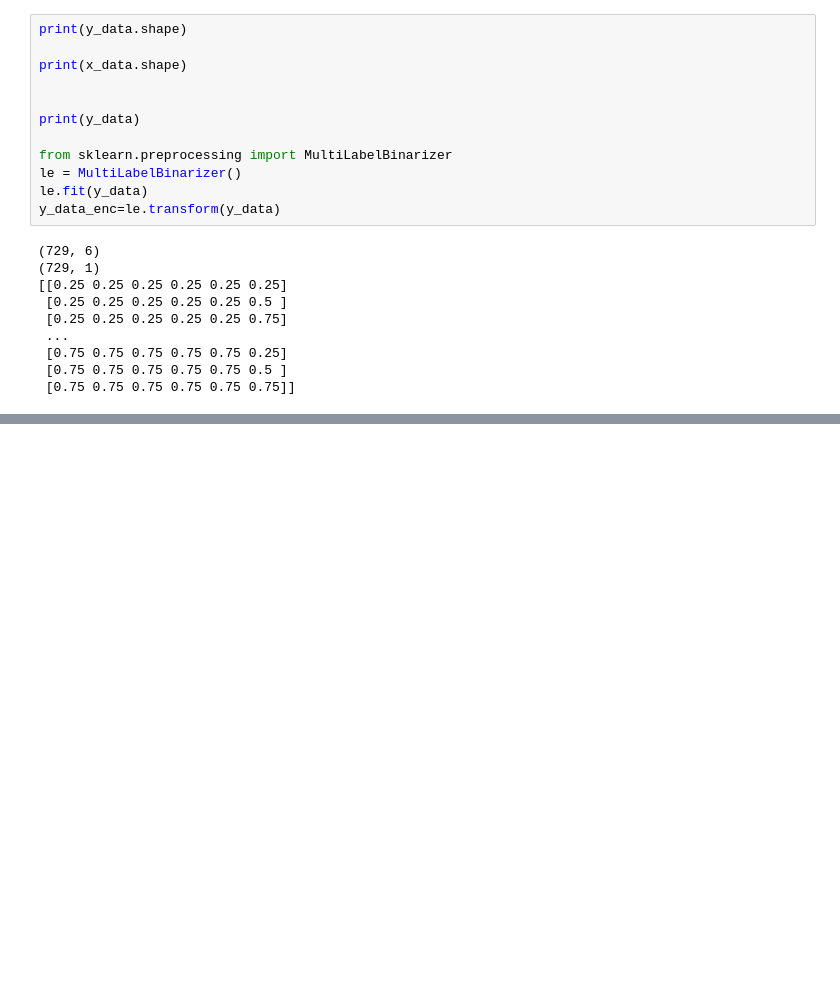
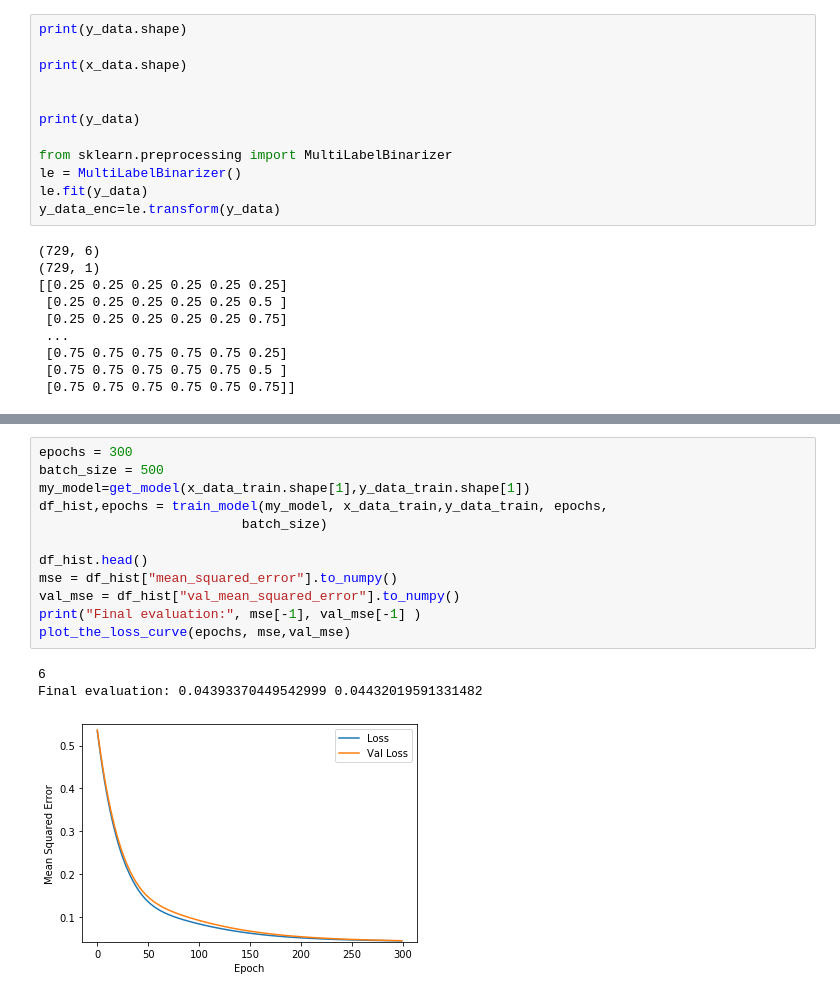
Before and after one commit to GwydionJon/EN_learn, a Jupyter notebook: machine_learning/ML_get_parameters_from_peakNumber.ipynb, the cells around one changed output, grey strips where cells are left out. Saved outputs shown, nothing was run; the diff lists cells and outputs as text; blank space fills up the shorter version.

```diff
--- a/machine_learning/ML_get_parameters_from_peakNumber.ipynb
+++ b/machine_learning/ML_get_parameters_from_peakNumber.ipynb
@@ -182,0 +248,16 @@ Accuracy: 0.146 (0.027)
+# %%
+epochs = 300
+batch_size = 500
+my_model=get_model(x_data_train.shape[1],y_data_train.shape[1])
+df_hist,epochs = train_model(my_model, x_data_train,y_data_train, epochs,
+                          batch_size)
+
+df_hist.head()
+mse = df_hist["mean_squared_error"].to_numpy()
+val_mse = df_hist["val_mean_squared_error"].to_numpy()
+print("Final evaluation:", mse[-1], val_mse[-1] )
+plot_the_loss_curve(epochs, mse,val_mse)
+# %% [output]
+6
+Final evaluation: 0.04393370449542999 0.04432019591331482
+[figure, added]
```
Also changed, not shown: parts of 8 cells of this notebook.
